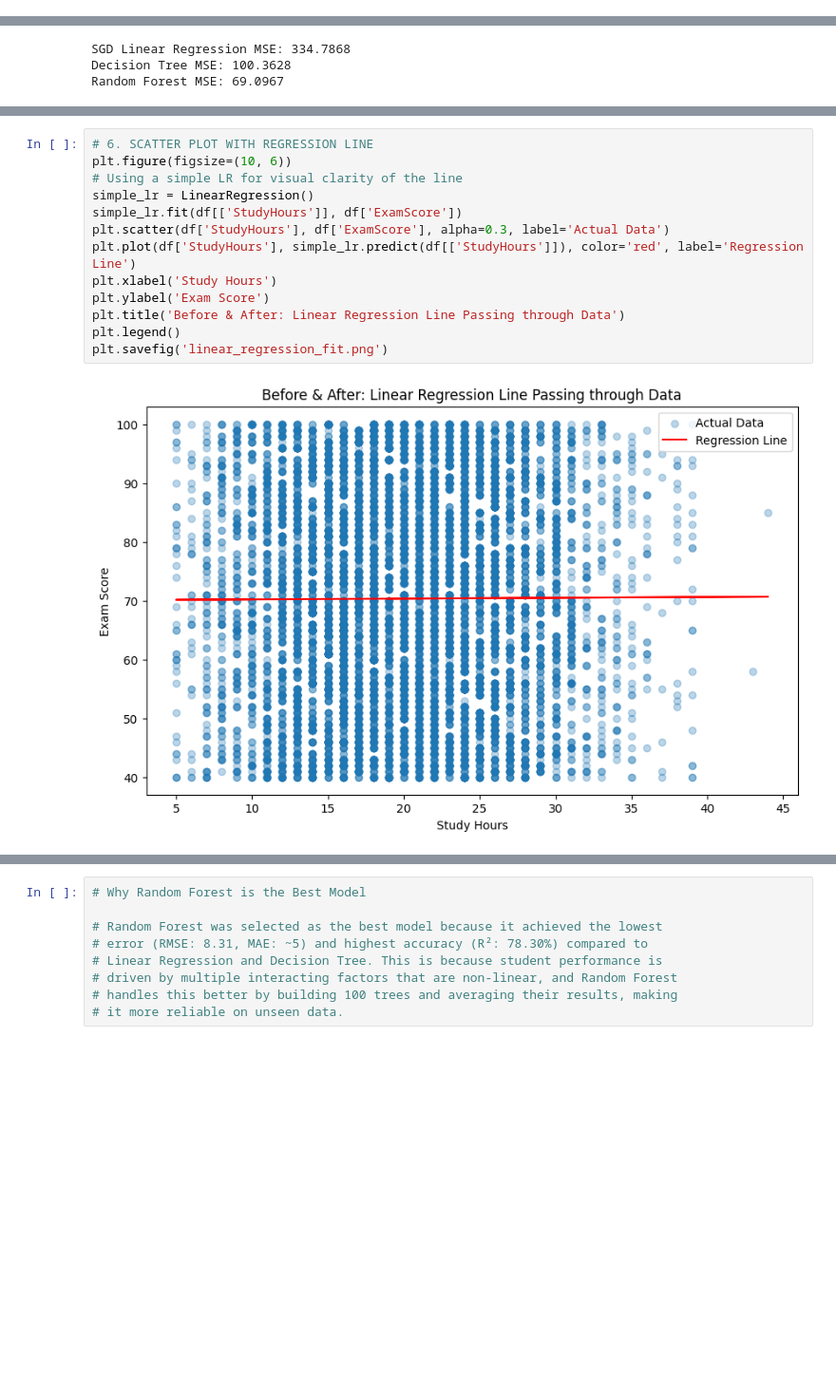
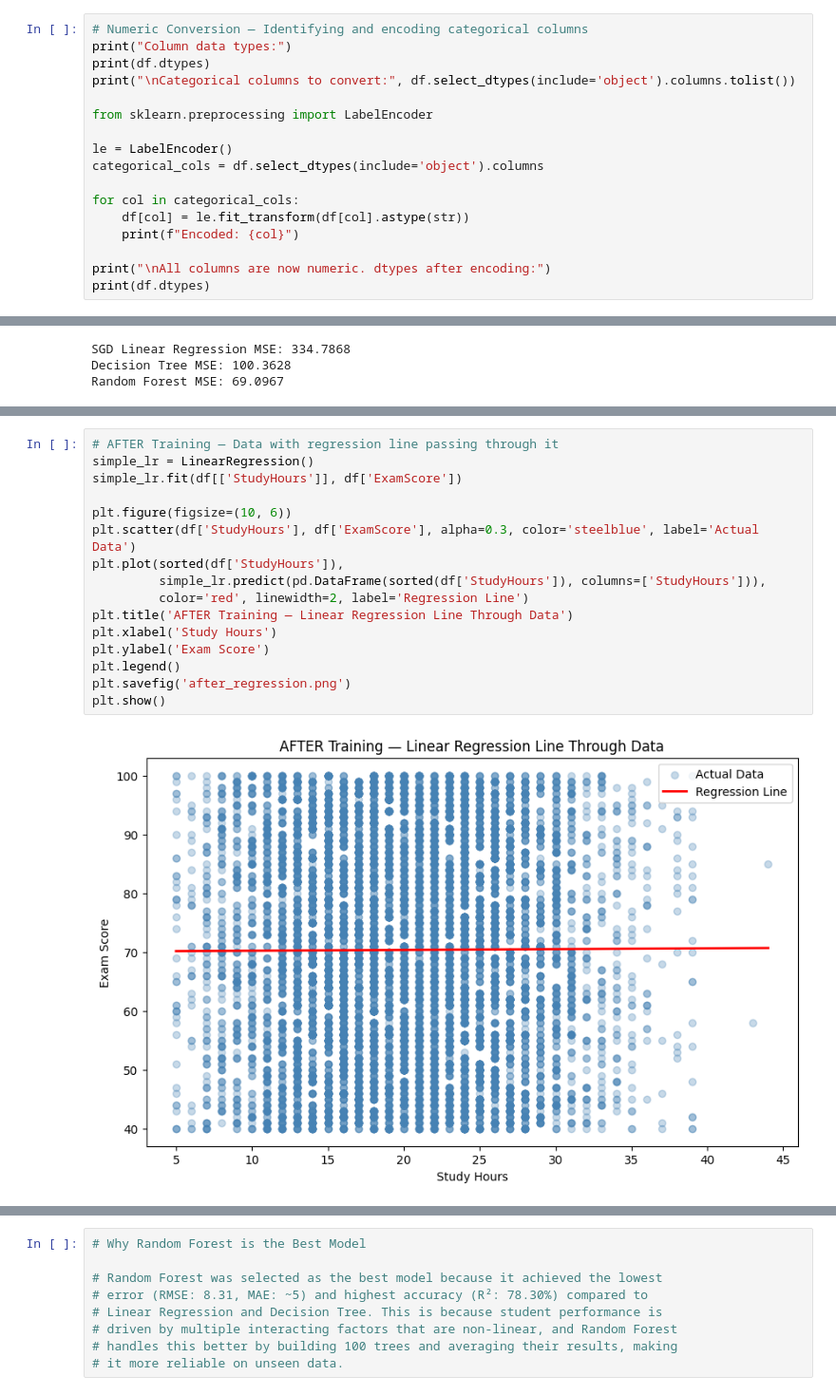
Before and after one commit to ksheilla/linear_regression_model, a Jupyter notebook: summative/linear_regression/multivariate.ipynb, the cells around one changed output, grey strips where cells are left out. Shown: that part at 95% size. Saved outputs shown, nothing was run; the diff lists cells and outputs as text; blank space fills up the shorter version.

```diff
--- a/summative/linear_regression/multivariate.ipynb
+++ b/summative/linear_regression/multivariate.ipynb
@@ -64,0 +79,17 @@ y = df['ExamScore']
+# %%
+# Numeric Conversion — Identifying and encoding categorical columns
+print("Column data types:")
+print(df.dtypes)
+print("\nCategorical columns to convert:", df.select_dtypes(include='object').columns.tolist())
+
+from sklearn.preprocessing import LabelEncoder
+
+le = LabelEncoder()
+categorical_cols = df.select_dtypes(include='object').columns
+
+for col in categorical_cols:
+    df[col] = le.fit_transform(df[col].astype(str))
+    print(f"Encoded: {col}")
+
+print("\nAll columns are now numeric. dtypes after encoding:")
+print(df.dtypes)
@@ -116,16 +210,19 @@ Random Forest MSE: 69.0967
 # %%
-# 6. SCATTER PLOT WITH REGRESSION LINE
-plt.figure(figsize=(10, 6))
-# Using a simple LR for visual clarity of the line
+# AFTER Training — Data with regression line passing through it
 simple_lr = LinearRegression()
 simple_lr.fit(df[['StudyHours']], df['ExamScore'])
-plt.scatter(df['StudyHours'], df['ExamScore'], alpha=0.3, label='Actual Data')
-plt.plot(df['StudyHours'], simple_lr.predict(df[['StudyHours']]), color='red', label='Regression Line')
+
+plt.figure(figsize=(10, 6))
+plt.scatter(df['StudyHours'], df['ExamScore'], alpha=0.3, color='steelblue', label='Actual Data')
+plt.plot(sorted(df['StudyHours']),
+         simple_lr.predict(pd.DataFrame(sorted(df['StudyHours']), columns=['StudyHours'])),
+         color='red', linewidth=2, label='Regression Line')
+plt.title('AFTER Training — Linear Regression Line Through Data')
 plt.xlabel('Study Hours')
 plt.ylabel('Exam Score')
-plt.title('Before & After: Linear Regression Line Passing through Data')
 plt.legend()
-plt.savefig('linear_regression_fit.png')
+plt.savefig('after_regression.png')
+plt.show()
 # %% [output]
-[figure, old version]
+[figure, new version]
 # %%
```
Also changed, not shown: parts of 13 cells of this notebook, 1 other file.
